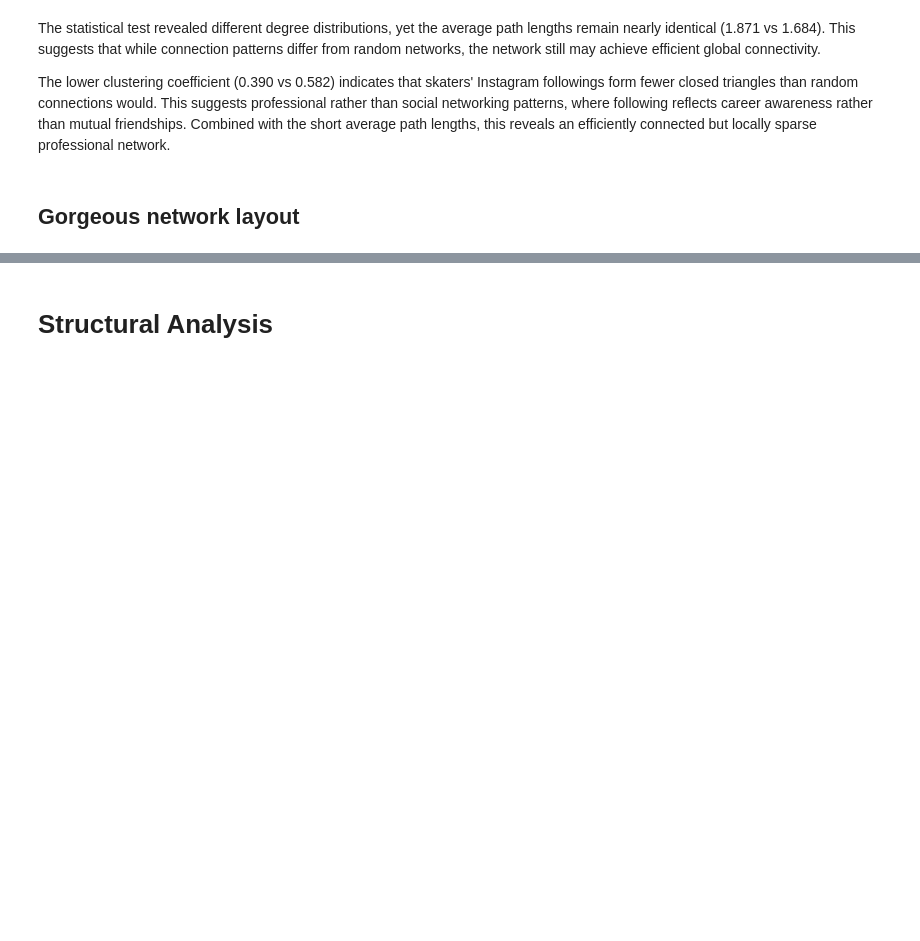
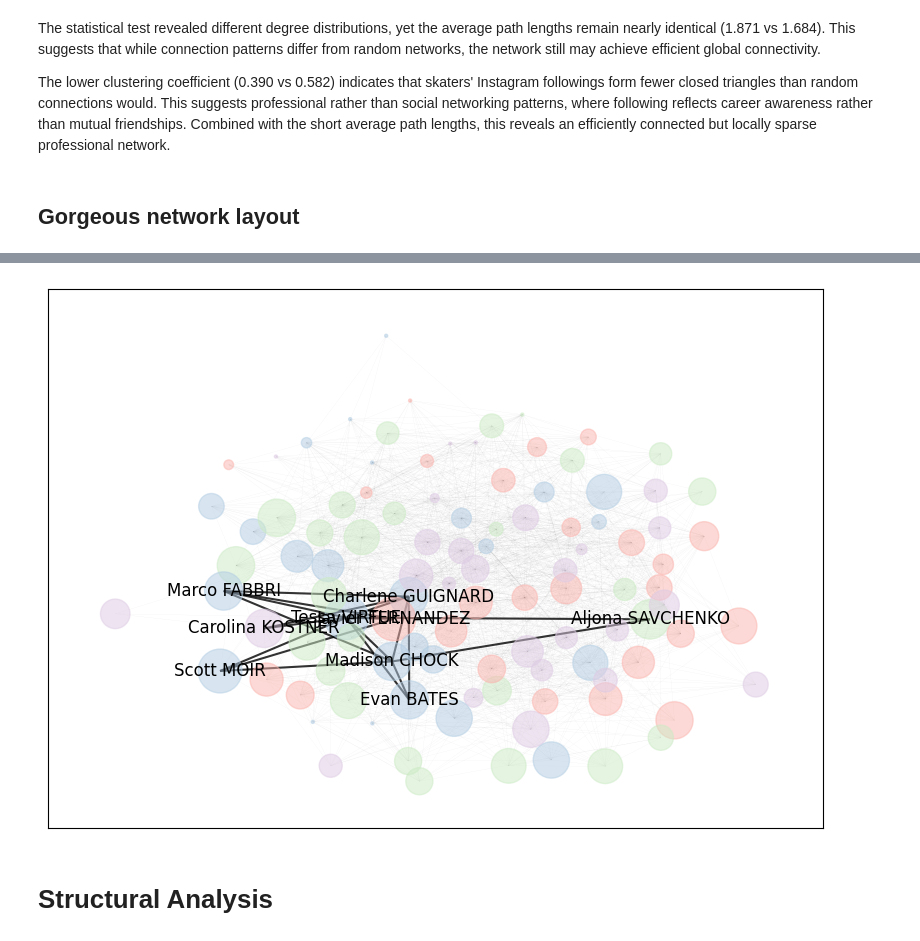
Before and after one commit to vixbi/social_network_project, a Jupyter notebook: Network_Analysis.ipynb, the cells around one changed output, grey strips where cells are left out. Cells and saved outputs as stored; diff of their text form; code cells hidden in the pictures; blank space fills up the shorter version.

```diff
--- a/Network_Analysis.ipynb
+++ b/Network_Analysis.ipynb
@@ -193,3 +279,13 @@ The lower clustering coefficient (0.390 vs 0.582) indicates that skaters' Instag
+# %%
+plt.figure(figsize=(10, 7))
+nx.draw_networkx_nodes(**all_params['nodes_params'])
+nx.draw_networkx_edges(**all_params['edges_params'])
+nx.draw_networkx_labels(**all_params['labels_params'])
+
+# plt.legend()
+plt.show()
+# %% [output]
+[figure, added]
 # %% [markdown]
 # Structural Analysis
 # %% [markdown]
```
Also changed, not shown: parts of 15 cells of this notebook.
